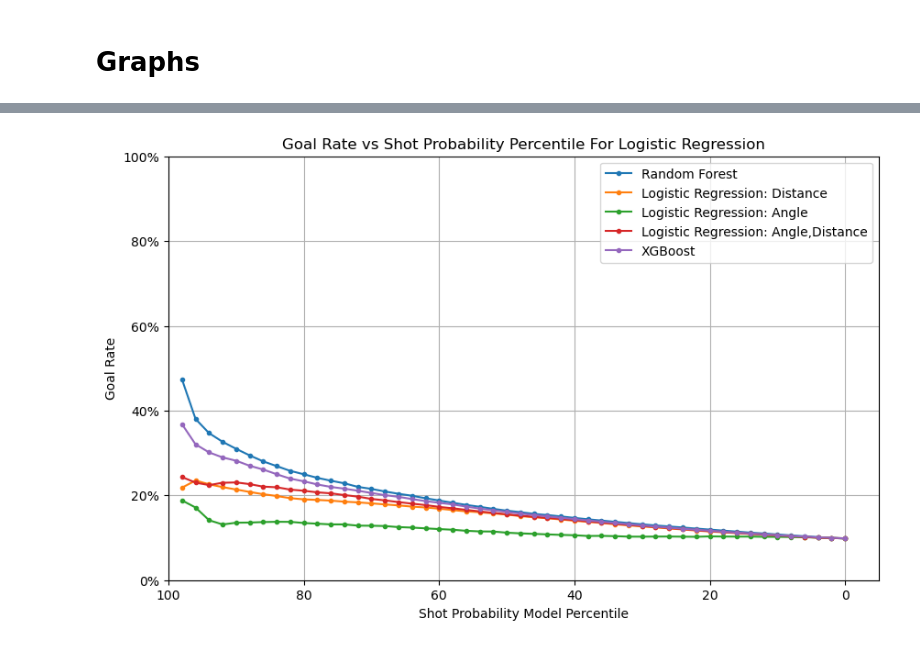
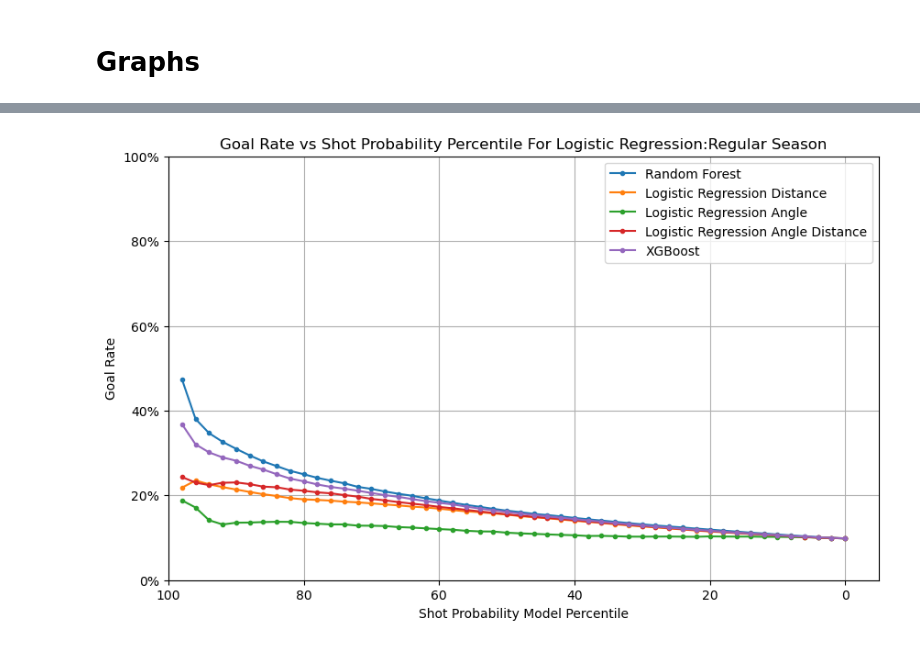
Before and after one commit to rajamatt/ift6758-project, a Jupyter notebook: notebooks/milestone_2/Task 7.ipynb, the cells around one changed output, grey strips where cells are left out. Drawn from its saved outputs; the diff is of its cells as text; code cells hidden in the pictures.

```diff
--- a/notebooks/milestone_2/Task 7.ipynb
+++ b/notebooks/milestone_2/Task 7.ipynb
@@ -12,4 +12,4 @@ import numpy as np
 # %%
 # Load the data
 data_parser = NHLDataParser()
-test_df = data_parser.get_shot_and_goal_pbp_df_for_season(2020, with_playoff_season=False)
+test_df = data_parser.get_shot_and_goal_pbp_df_for_season(2020, with_playoff_season=True)
@@ -158,12 +225,18 @@ See the caveats in the documentation: https://pandas.pydata.org/pandas-docs/stab
 # %% [markdown]
 # Graphs
 # %%
-# Collect probabilities from all models as tuples :(name,scores,y_test)
-model_probabilities = [('Random Forest',prob_scores_rf,y_test_rf),
-                       ('Logistic Regression: Distance',prob_scores_lg_distance,y_test_lg_distance),
-                       ('Logistic Regression: Angle',prob_scores_lg_angle,y_test_lg_angle),
-                       ('Logistic Regression: Angle,Distance',prob_scores_lg_angle_distance,y_test_angle_distance),
-                       ('XGBoost',prob_scores_xgb,y_test_xgboost)]
+# Collect probabilities from all models as tuples :(name,scores,y_test) for regular season and playoff
+model_scores_regular = [('Random Forest',prob_scores_rf_regular,y_test_rf_regular),
+                        ('Logistic Regression Distance',prob_scores_lg_distance,y_test_lg_distance_regular),
+                        ('Logistic Regression Angle',prob_scores_lg_angle_regular,y_test_lg_angle_regular),
+                        ('Logistic Regression Angle Distance',prob_scores_lg_angle_distance_regular,y_test_angle_distance_regular),
+                        ('XGBoost',prob_scores_xgb_regular,y_test_xgboost_regular)]
+
+model_scores_playoff = [('Random Forest',prob_scores_rf_playoff,y_test_rf_playoff),
+                        ('Logistic Regression Distance',prob_scores_lg_distance_playoff,y_test_lg_distance_playoff),
+                        ('Logistic Regression Angle',prob_scores_lg_angle_playoff,y_test_lg_angle_playoff),
+                        ('Logistic Regression Angle Distance',prob_scores_lg_angle_distance_playoff,y_test_angle_distance_playoff),
+                        ('XGBoost',prob_scores_xgb_playoff,y_test_xgboost_playoff)]
 # %%
 ##Graph 1: Roc Curve
 
@@ -186,38 +276,68 @@ fig_1.savefig('roc_curve_task7.png')
 # %%
 #Graph 2: Goal Rate as a Function of Shot Probability Model Percentile
 
-# Calculate the percentiles for the shot probabilities for all models
+# Calculate the percentiles for the shot probabilities for all models for regular season
 percentile_bins = np.arange(0, 100, 2)
-percentiles = {}
-for name, prob_score,_ in model_probabilities:
+percentiles_regular = {}
+for name, prob_score,_ in model_scores_regular:
     percentile_data = np.percentile(prob_score , percentile_bins)
-    percentiles[name] = percentile_data
+    percentiles_regular[name] = percentile_data
 
 
-# Calculate the goal rates for each percentile for all models
-goal_rates = {}
-for name, prob_score,y_test in model_probabilities:
-    goal_rates[name] = []
-    for percentile in percentiles[name]:
+# Calculate the goal rates for each percentile for all models for regular season
+goal_rates_regular = {}
+for name, prob_score,y_test in model_scores_regular:
+    goal_rates_regular[name] = []
+    for percentile in percentiles_regular[name]:
         mask = prob_score  >= percentile
-        goal_rates[name].append(y_test[mask].mean())
+        goal_rates_regular[name].append(y_test[mask].mean())
 
 
 # Plot the goal rate as a function of the shot probability model percentile for all models
 
-fig_2, ax_2 = plt.subplots()
-for name, goal_rate in goal_rates.items():
-    ax_2.plot(percentile_bins, goal_rate, marker='.', label=name)
+fig_2_regular, ax_2_regular = plt.subplots()
+for name, goal_rate in goal_rates_regular.items():
+    ax_2_regular.plot(percentile_bins, goal_rate, marker='.', label=name)
 plt.xlabel('Shot Probability Model Percentile')
 plt.ylabel('Goal Rate')
-plt.title('Goal Rate vs Shot Probability Percentile For Logistic Regression')
+plt.title('Goal Rate vs Shot Probability Percentile For Logistic Regression:Regular Season')
 plt.grid(True)
 plt.legend()
 plt.ylim(0, 1)
 plt.gca().yaxis.set_major_formatter(plt.FuncFormatter(lambda y, _: '{:.0%}'.format(y)))
 plt.xlim(100, -5)
-fig_2.set_size_inches(10,6)
+fig_2_regular.set_size_inches(10,6)
 plt.show()
-fig_2.savefig('goal_rate_task7.png')
+fig_2_regular.savefig('goal_rate_task7_regular.png')
+
+# Calculate the percentiles for the shot probabilities for all models for playoffs
+percentiles_playoff = {}
+for name, prob_score,_ in model_scores_playoff:
+    percentile_data = np.percentile(prob_score , percentile_bins)
+    percentiles_playoff[name] = percentile_data
+
+# Calculate the goal rates for each percentile for all models for playoffs
+goal_rates_playoff = {}
+for name, prob_score,y_test in model_scores_playoff:
+    goal_rates_playoff[name] = []
+    for percentile in percentiles_playoff[name]:
+        mask = prob_score  >= percentile
+        goal_rates_playoff[name].append(y_test[mask].mean())
+
+# Plot the goal rate as a function of the shot probability model percentile for all models
+fig_2_playoff, ax_2_playoff = plt.subplots()
+for name, goal_rate in goal_rates_playoff.items():
+    ax_2_playoff.plot(percentile_bins, goal_rate, marker='.', label=name)
+plt.xlabel('Shot Probability Model Percentile')
+plt.ylabel('Goal Rate')
+plt.title('Goal Rate vs Shot Probability Percentile For Logistic Regression:Playoffs')
+plt.grid(True)
+plt.legend()
+plt.ylim(0, 1)
+plt.gca().yaxis.set_major_formatter(plt.FuncFormatter(lambda y, _: '{:.0%}'.format(y)))
+plt.xlim(100, -5)
+fig_2_playoff.set_size_inches(10,6)
+plt.show()
+fig_2_playoff.savefig('goal_rate_task7_playoff.png')
 # %% [output]
-[figure, old version]
+[figure, new version]
```
Also changed, not shown: parts of 17 cells of this notebook.
